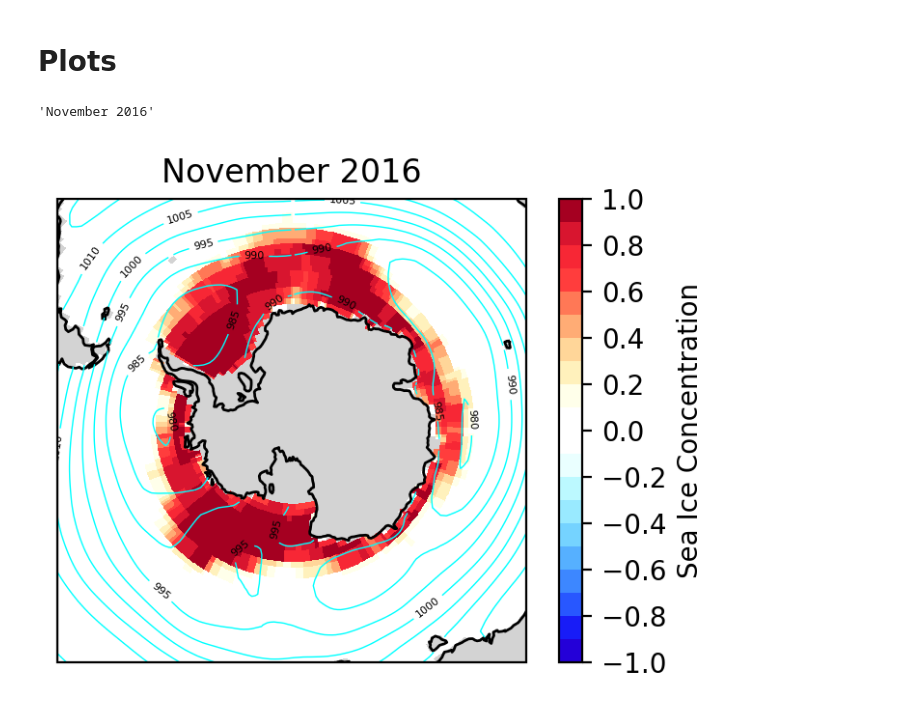
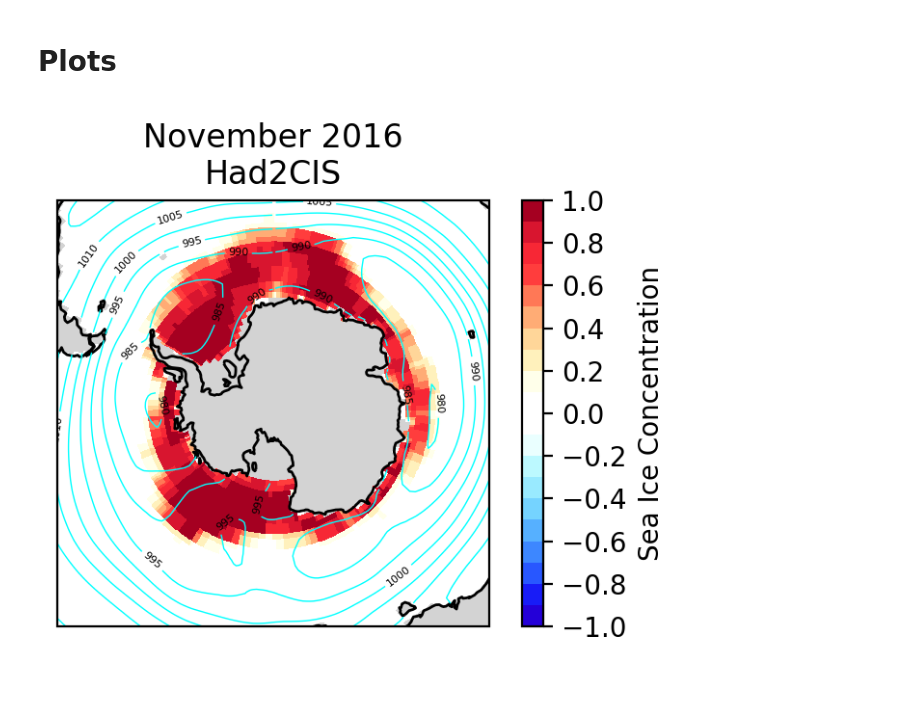
Before and after one commit to bobby-payne/icepack, a Jupyter notebook: Spatial Plots.ipynb, the cells around one changed output. Cells and saved outputs as stored; diff of their text form; code cells hidden in the pictures.

```diff
--- a/Spatial Plots.ipynb
+++ b/Spatial Plots.ipynb
@@ -59,3 +59,27 @@ method = 'mean'
 daterange = (1889,3019)
 sic_anom_CanESM5 = remove_trend(sic_CanESM5,'siconc',method=method,ref_period=daterange)
 psl_anom_CanESM5 = remove_trend(psl_CanESM5,'psl',method=method,ref_period=daterange)
+# %%
+# CELL TAKES ~1-2 MINUTES TO RUN
+
+# paths for data
+data_path_list = [f"../data/model/CanESM5/init/sic_1x1/sf_chfp3b_1x1_1980_m{monthstr[i]}_202{int(np.heaviside(i,0))}_m{monthstr[(i+11)%12]}_ens10_sicn.nc" for i in range(12)]
+grid_path = "../data/model/CanESM5/init/sic_1x1/sf_chfp3b_1x1_grid.nc"
+
+# open data
+sic_list = []
+for i,path in enumerate(data_path_list):
+    print(i, path)
+    sic = format_time_coord(xr.open_dataset(path),f'1980-{monthstr[i]}',f'202{int(np.heaviside(i,0))}-{monthstr[(i+11)%12]}',freq='M')
+    sic = sic.where(sic['ensemble']==9,drop=True)
+    sic_list.append(sic)
+grid = xr.open_dataset(grid_path)
+
+# add a lead time coordinate
+for i in range(len(sic_list)):
+    im = i + 1
+    sic_list[i] = sic_list[i].assign_coords(lead=(sic_list[i]['time.month'] - im)%12)
+
+# sort by LEAD TIME and SIE, anomalies, climatology.
+sic_CanESM5_init = [xr.merge([sic_list[im-1].where(sic_list[im-1]['lead']==lead,drop=True) for im in np.arange(1,13)]) for lead in range(12)]
+sic_anom_CanESM5_init = [remove_trend(sic,'SICN',method='mean',ref_period=daterange) for sic in sic_CanESM5_init]
@@ -93,7 +130,7 @@ def fieldplot (sicdata, psldata, psllevels=np.arange(950, 1200, 5),ccol='cyan',m
         sicname = 'siconc'
     else:
         sicname = 'SICN'
-    sic[sicname] = sic[sicname][list(sic.dims).index('time')]
+    sic[sicname] = sic[sicname][list(sic[sicname].dims).index('time')]
     psl['psl'] = psl['psl'][list(psl.dims).index('time')]
 
 
@@ -111,15 +148,8 @@ def fieldplot (sicdata, psldata, psllevels=np.arange(950, 1200, 5),ccol='cyan',m
 
     plt.tight_layout()
     plt.show()
-# %%
-month=11
-year=2016
-title=f"{monthdict[month]} {year}"
-title
-# %% [output]
-'November 2016'
 # %%
-fieldplot(sic_Had2CIS,psl_ERA5,month=month,year=year,title=title)
+fieldplot(sic_Had2CIS,psl_ERA5,month=month,year=year,title=title+"\nHad2CIS")
 # %% [output]
-[figure, old version]
+[figure, new version]
 # %%
```
Also changed, not shown: parts of 8 cells of this notebook.
